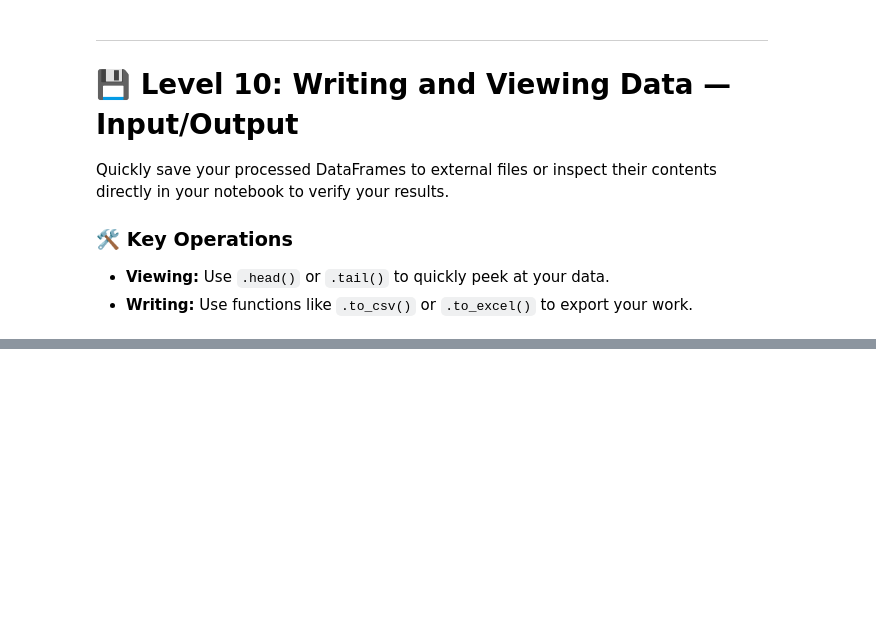
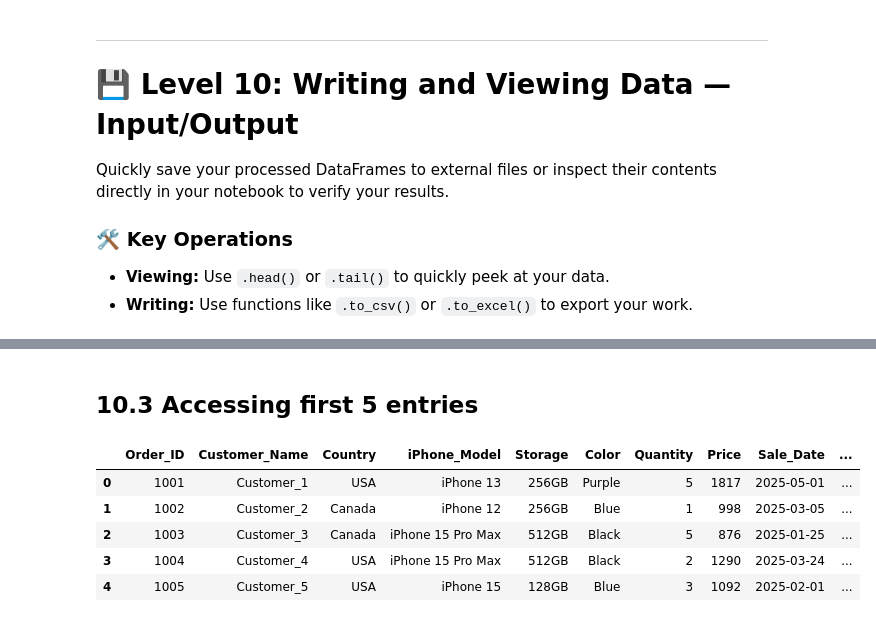
Before and after one commit to ahmedfakhar747/pandas-for-data-science, a Jupyter notebook: pandas_basics_from_zero_to_hero.ipynb, the cells around one changed output, grey strips where cells are left out. Drawn from its saved outputs; the diff is of its cells as text; code cells hidden in the pictures; blank space fills up the shorter version.

```diff
--- a/pandas_basics_from_zero_to_hero.ipynb
+++ b/pandas_basics_from_zero_to_hero.ipynb
@@ -572,0 +611,11 @@ Quickly save your processed DataFrames to external files or inspect their conten
+# %% [markdown]
+## 10.3 Accessing first 5 entries
+# %%
+iPhoneData.head()
+# %% [output]
+|  | Order_ID | Customer_Name | Country | iPhone_Model | Storage | Color | Quantity | Price | Sale_Date | ... |
+| 0 | 1001 | Customer_1 | USA | iPhone 13 | 256GB | Purple | 5 | 1817 | 2025-05-01 | ... |
+| 1 | 1002 | Customer_2 | Canada | iPhone 12 | 256GB | Blue | 1 | 998 | 2025-03-05 | ... |
+| 2 | 1003 | Customer_3 | Canada | iPhone 15 Pro Max | 512GB | Black | 5 | 876 | 2025-01-25 | ... |
+| 3 | 1004 | Customer_4 | USA | iPhone 15 Pro Max | 512GB | Black | 2 | 1290 | 2025-03-24 | ... |
+| 4 | 1005 | Customer_5 | USA | iPhone 15 | 128GB | Blue | 3 | 1092 | 2025-02-01 | ... |
```
Also changed, not shown: parts of 28 cells of this notebook.
